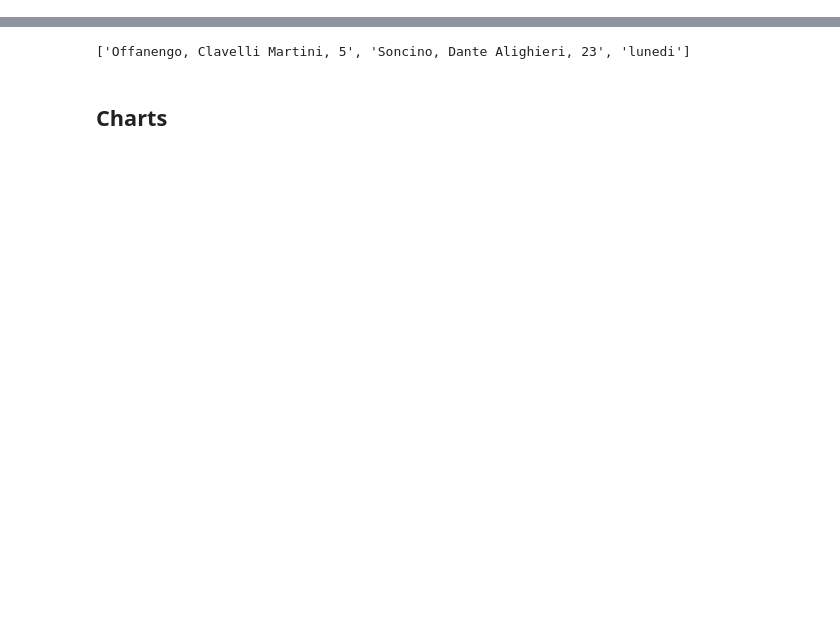
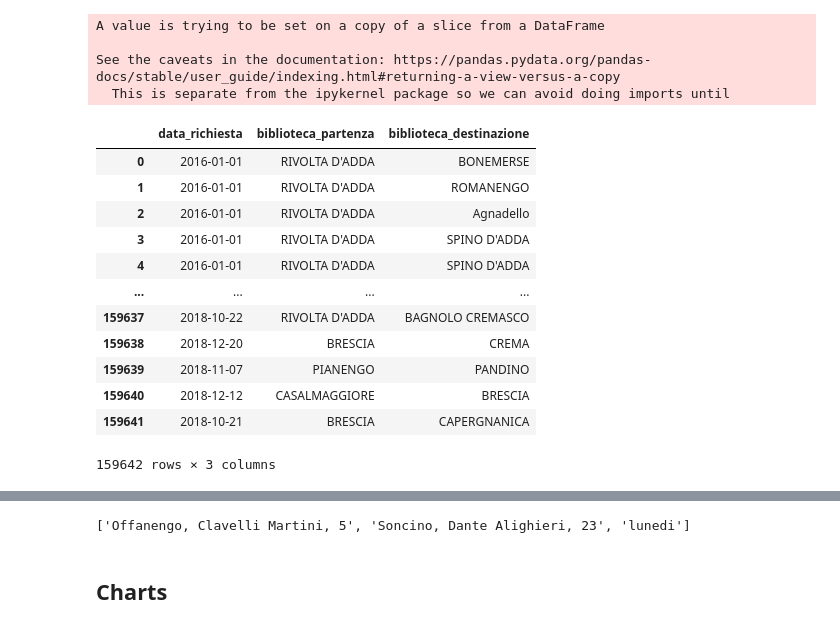
Before and after one commit to MassimoCavagna/Bachelor-Thesis, a Jupyter notebook: Dati/explorative_analysis/Distribution_analysis.ipynb, the cells around one changed output, grey strips where cells are left out. Drawn from its saved outputs; the diff is of its cells as text; code cells hidden in the pictures; blank space fills up the shorter version.

```diff
--- a/Dati/explorative_analysis/Distribution_analysis.ipynb
+++ b/Dati/explorative_analysis/Distribution_analysis.ipynb
@@ -47,3 +61,26 @@ def manage_exception(string):
         return 'martignana di po, libertà, 64'
     else:
         return string
+# %%
+ords = orders[["data_richiesta", "biblioteca_partenza", "biblioteca_destinazione"]]
+for i in tqdm(range(len(ords))):
+    ords["data_richiesta"].iloc[i] = ords["data_richiesta"].iloc[i].split(" ")[0]
+ords
+# %% [output]
+A value is trying to be set on a copy of a slice from a DataFrame
+
+See the caveats in the documentation: https://pandas.pydata.org/pandas-docs/stable/user_guide/indexing.html#returning-a-view-versus-a-copy
+  This is separate from the ipykernel package so we can avoid doing imports until
+|  | data_richiesta | biblioteca_partenza | biblioteca_destinazione |
+| 0 | 2016-01-01 | RIVOLTA D'ADDA | BONEMERSE |
+| 1 | 2016-01-01 | RIVOLTA D'ADDA | ROMANENGO |
+| 2 | 2016-01-01 | RIVOLTA D'ADDA | Agnadello |
+| 3 | 2016-01-01 | RIVOLTA D'ADDA | SPINO D'ADDA |
+| 4 | 2016-01-01 | RIVOLTA D'ADDA | SPINO D'ADDA |
+| ... | ... | ... | ... |
+| 159637 | 2018-10-22 | RIVOLTA D'ADDA | BAGNOLO CREMASCO |
+| 159638 | 2018-12-20 | BRESCIA | CREMA |
+| 159639 | 2018-11-07 | PIANENGO | PANDINO |
+| 159640 | 2018-12-12 | CASALMAGGIORE | BRESCIA |
+| 159641 | 2018-10-21 | BRESCIA | CAPERGNANICA |
+159642 rows × 3 columns
```
Also changed, not shown: parts of 18 cells of this notebook, 9 other files.
